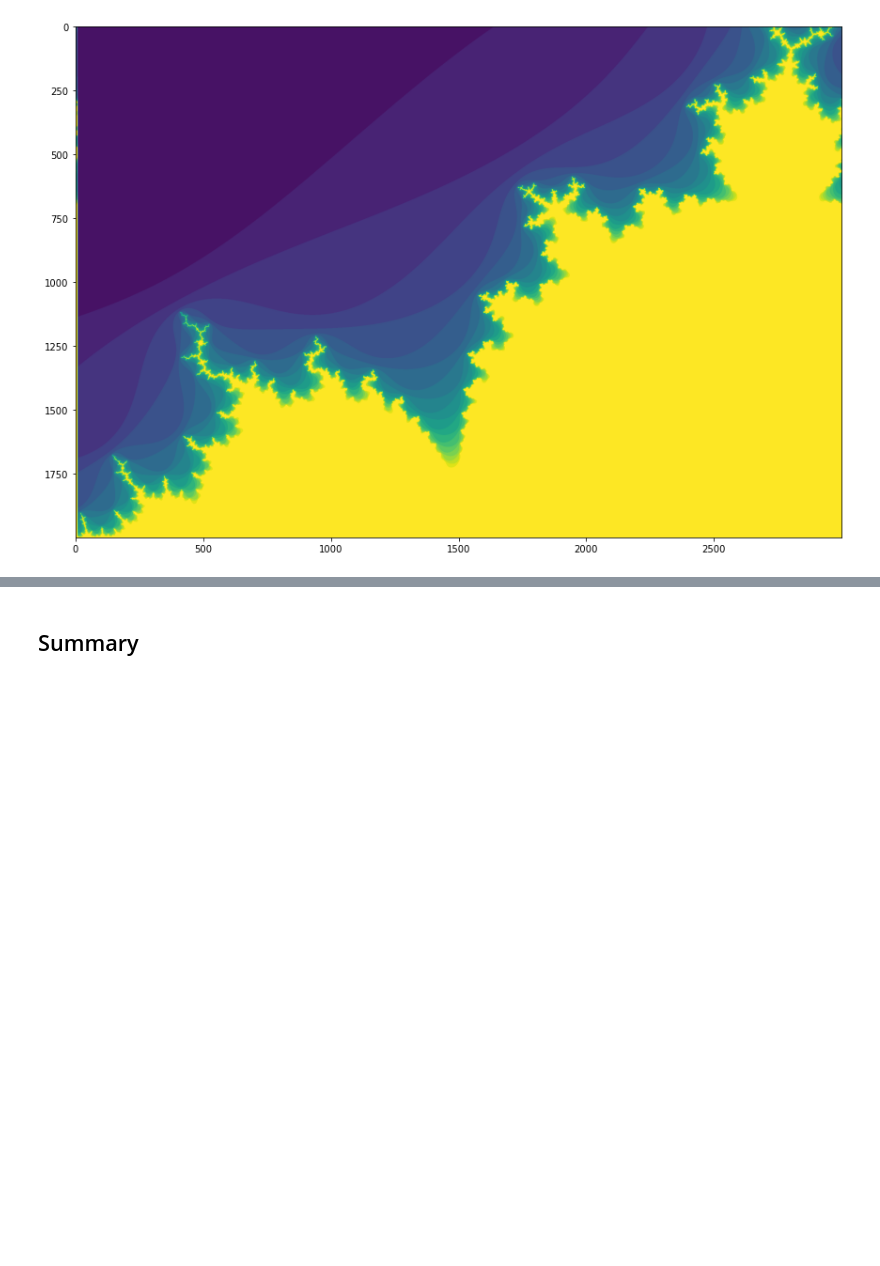
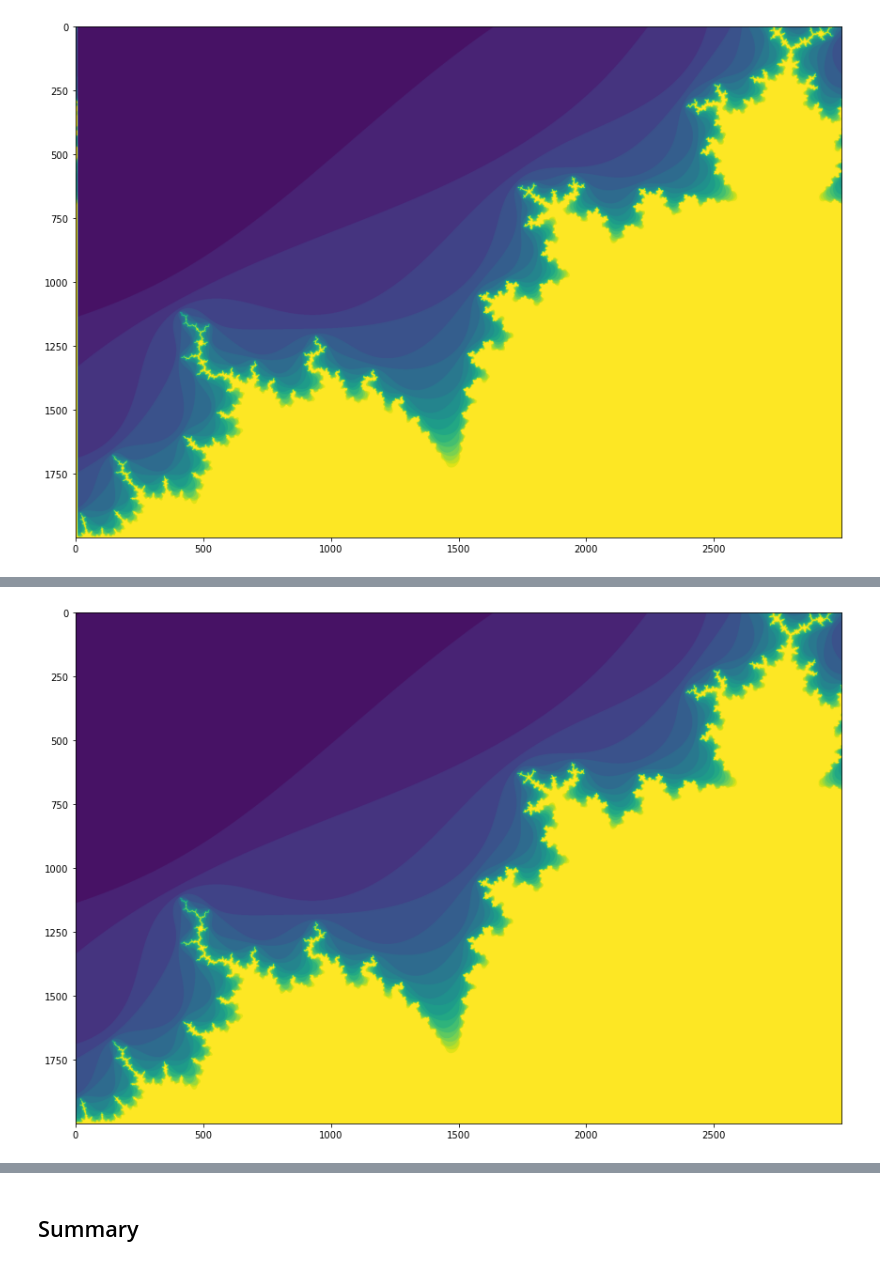
Before and after one commit to jpivarski-talks/2022-07-11-scipy-loopy-tutorial, a Jupyter notebook: demos/mandelbrot-on-all-accelerators.ipynb, the cells around one changed output, grey strips where cells are left out. Cells and saved outputs as stored; diff of their text form; code cells hidden in the pictures; blank space fills up the shorter version.

```diff
--- a/demos/mandelbrot-on-all-accelerators.ipynb
+++ b/demos/mandelbrot-on-all-accelerators.ipynb
@@ -440,0 +511,5 @@ result_numba_cuda = _
+# %%
+fig, ax = plt.subplots(1, 1, figsize=(15, 10))
+ax.imshow(run_jax_gpu(2000, 3000));
+# %% [output]
+[figure, added]
```
Also changed, not shown: parts of 34 cells of this notebook.
